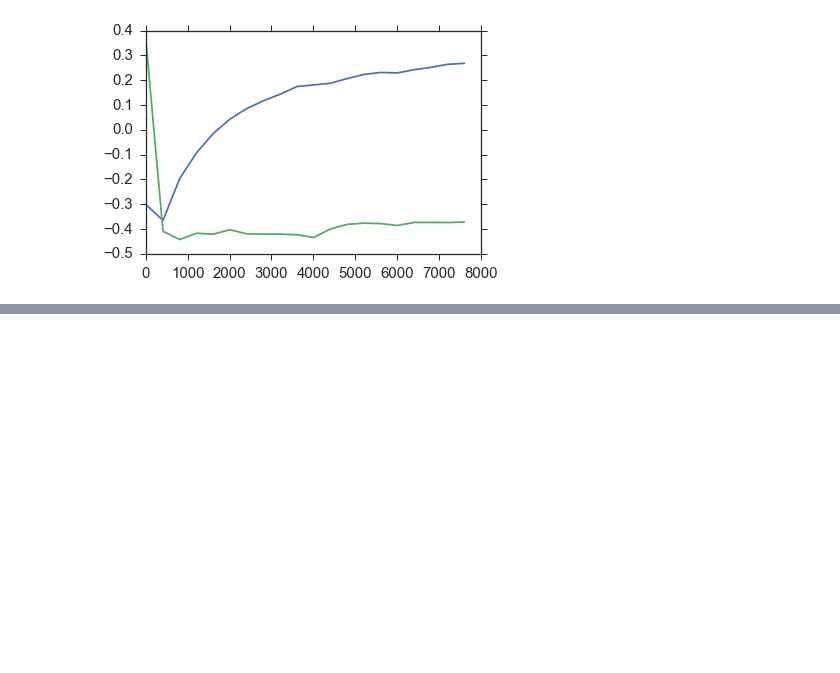
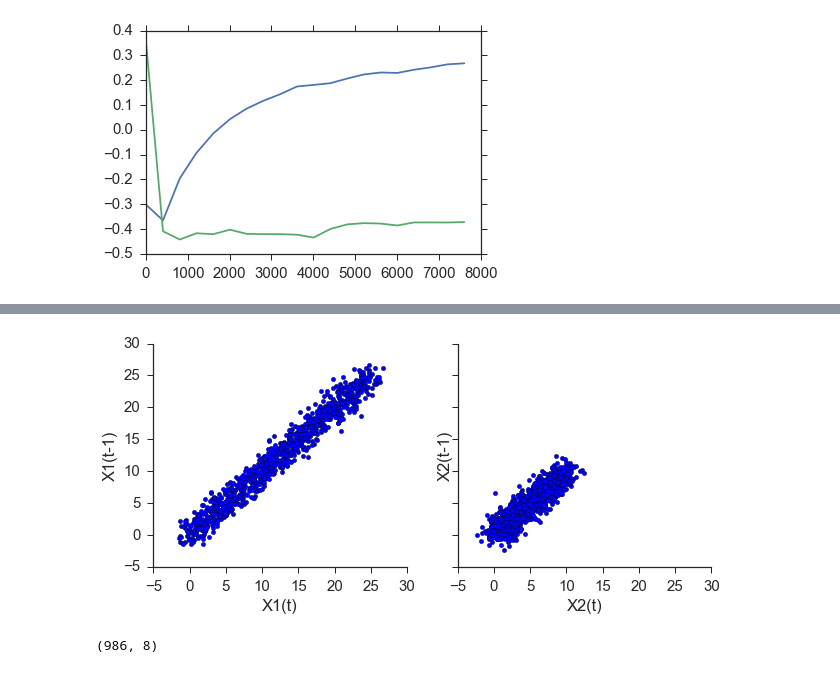
Before and after one commit to nickc1/skccm, a Jupyter notebook: scripts/skCCM_examples.ipynb, the cells around one changed output, grey strips where cells are left out. Cells and saved outputs as stored; diff of their text form; code cells hidden in the pictures; blank space fills up the shorter version.

```diff
--- a/scripts/skCCM_examples.ipynb
+++ b/scripts/skCCM_examples.ipynb
@@ -377,0 +398,18 @@ plt.plot(lib_lens,sc2)
+# %%
+lag1 = 2
+lag2 = 2
+embed = 8
+
+X1 = em_x1.embed_vectors_1d(lag1,embed)
+X2 = em_x2.embed_vectors_1d(lag2,embed)
+# %%
+fig,ax = plt.subplots(ncols=2,sharey=True,sharex=True,figsize=(10,4))
+ax[0].scatter(X1[:,0],X1[:,1])
+ax[1].scatter(X2[:,0],X2[:,1])
+ax[0].set_xlabel('X1(t)')
+ax[0].set_ylabel('X1(t-1)')
+ax[1].set_xlabel('X2(t)')
+ax[1].set_ylabel('X2(t-1)')
+sns.despine()
+# %% [output]
+[figure, added]
@@ -377,0 +418,4 @@ plt.plot(lib_lens,sc2)
+# %%
+X1.shape
+# %% [output]
+(986, 8)
```
Also changed, not shown: parts of 37 cells of this notebook, 8 other files.
